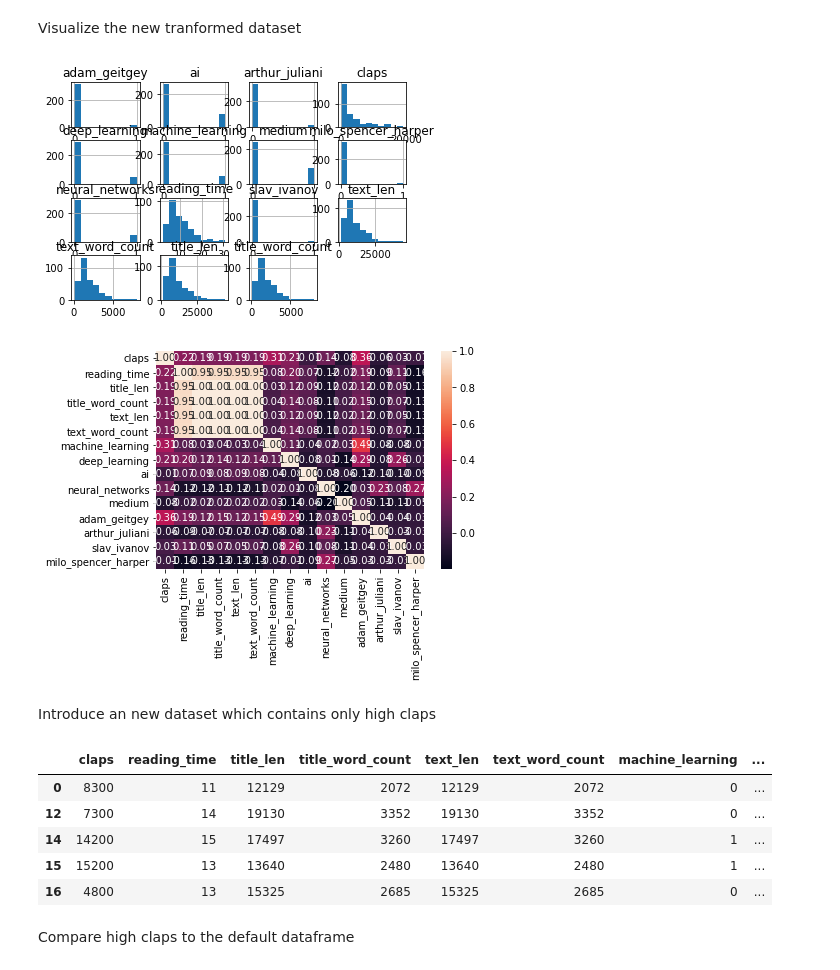
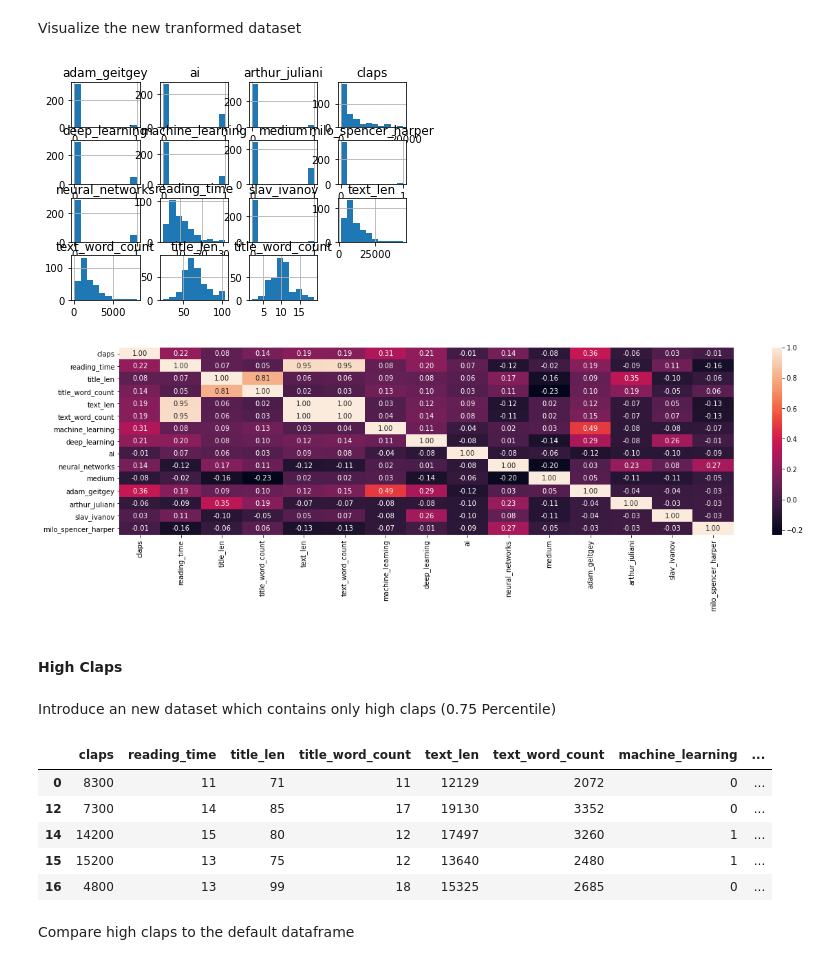
Before and after one commit to angelaheumann/Medium-Blog-Post, a Jupyter notebook: Write A Data Science Blog Post.ipynb, the cells around one changed output. Cells and saved outputs as stored; diff of their text form; code cells hidden in the pictures.

```diff
--- a/Write A Data Science Blog Post.ipynb
+++ b/Write A Data Science Blog Post.ipynb
@@ -182,8 +182,8 @@ def word_to_count(df, col_name, drop=False):
     OUTPUT:
     df - a dataframe with the count of words/characters of all text based columns
     '''
-    df[col_name + '_len'] = df.text.apply(char_count)
-    df[col_name + '_word_count'] = df.text.apply(word_count)
+    df[col_name + '_len'] = df[col_name].apply(char_count)
+    df[col_name + '_word_count'] = df[col_name].apply(word_count)
 
     # remove origin column
     if drop:
@@ -400,22 +400,25 @@ Visualize the new tranformed dataset
 # %%
 df.hist();
 # %% [output]
-[figure, old version]
+[figure, new version]
 # %%
+plt.figure(figsize=(20,5))
 sns.heatmap(df.corr(), annot=True, fmt=".2f");
 # %% [output]
-[figure, old version]
+[figure, new version]
+# %% [markdown]
+####  High Claps
 # %% [markdown]
-Introduce an new dataset which contains only high claps
+Introduce an new dataset which contains only high claps (0.75 Percentile)
 # %%
 high_claps = df[df.claps >= 4300]
 high_claps.head()
 # %% [output]
 |  | claps | reading_time | title_len | title_word_count | text_len | text_word_count | machine_learning | ... |
-| 0 | 8300 | 11 | 12129 | 2072 | 12129 | 2072 | 0 | ... |
-| 12 | 7300 | 14 | 19130 | 3352 | 19130 | 3352 | 0 | ... |
-| 14 | 14200 | 15 | 17497 | 3260 | 17497 | 3260 | 1 | ... |
-| 15 | 15200 | 13 | 13640 | 2480 | 13640 | 2480 | 1 | ... |
-| 16 | 4800 | 13 | 15325 | 2685 | 15325 | 2685 | 0 | ... |
+| 0 | 8300 | 11 | 71 | 11 | 12129 | 2072 | 0 | ... |
+| 12 | 7300 | 14 | 85 | 17 | 19130 | 3352 | 0 | ... |
+| 14 | 14200 | 15 | 80 | 12 | 17497 | 3260 | 1 | ... |
+| 15 | 15200 | 13 | 75 | 12 | 13640 | 2480 | 1 | ... |
+| 16 | 4800 | 13 | 99 | 18 | 15325 | 2685 | 0 | ... |
 # %% [markdown]
 Compare high claps to the default dataframe
```
Also changed, not shown: parts of 72 cells of this notebook, 1 other file.
